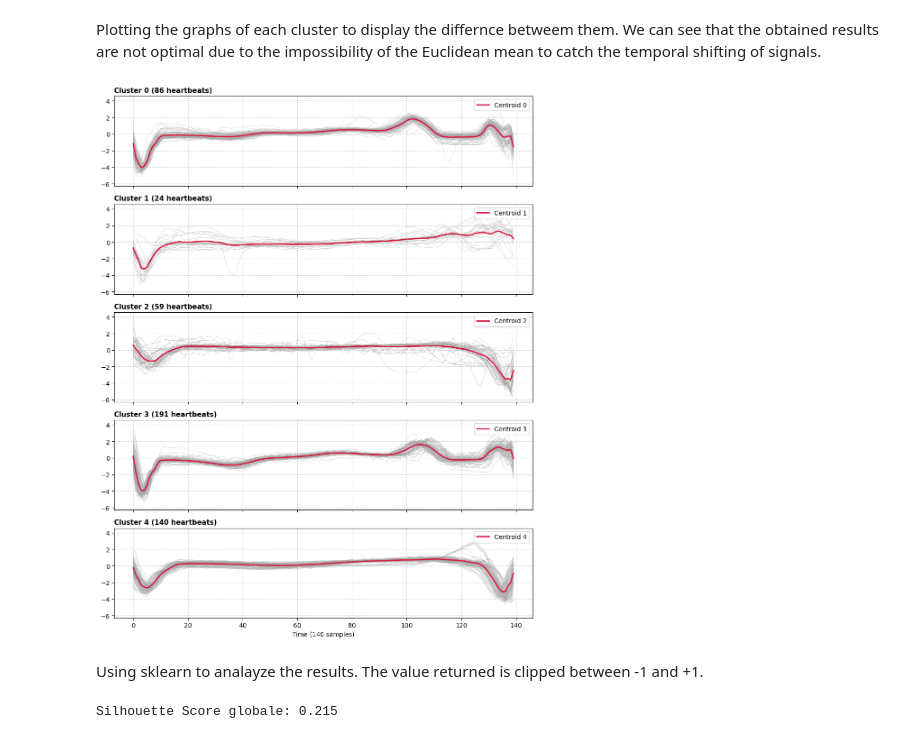
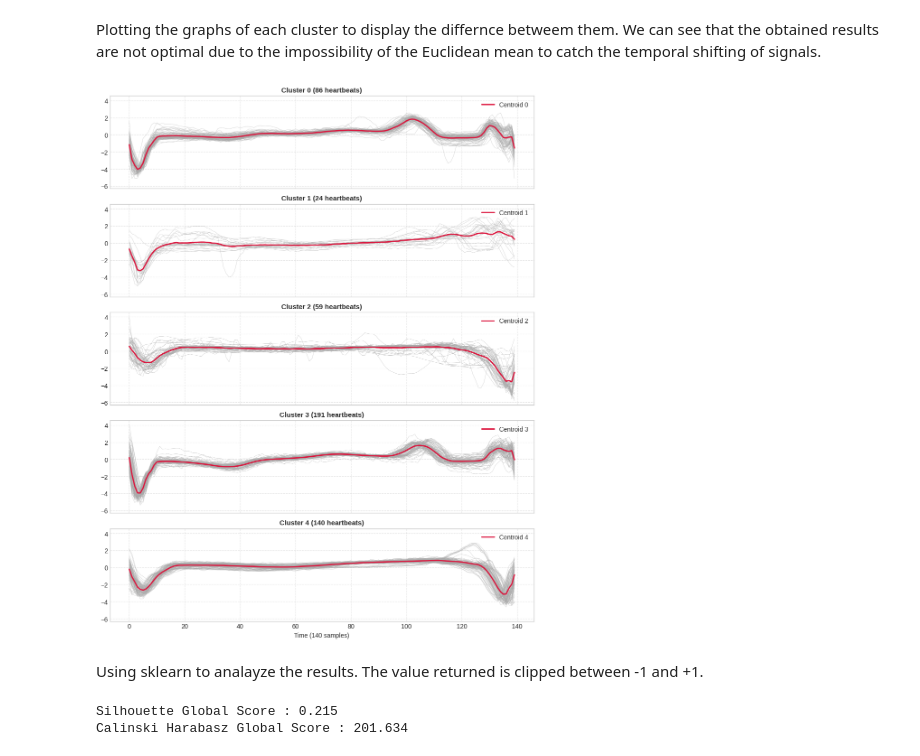
Before and after one commit to Maurizio19hub/ECG_ML, a Jupyter notebook: heartbeat.ipynb, the cells around one changed output. Cells and saved outputs as stored; diff of their text form; code cells hidden in the pictures.

```diff
--- a/heartbeat.ipynb
+++ b/heartbeat.ipynb
@@ -30,7 +30,7 @@ Draw representatives.
 # %%
 rng = np.random.default_rng(seed=33)
 representatives_index = rng.choice(x_train.shape[0], size=K, replace=False)
-representatives = x_train[representatives_index]
+representatives = x_train[representatives_index].copy()
 print(f"Extracted indexes : {representatives_index}")
 print(f"Extracted representatives : {representatives}")
 # %% [output]
@@ -74,30 +74,33 @@ Plotting the graphs of each cluster to display the differnce betweem them. We ca
 # %%
 fig, axes = plt.subplots(K, 1, figsize=(10, 2.5 * K), sharex=True, sharey=True)
 MAX_CURVES = 100
 for k in range(K):
     cluster_signals = x_train[labels == k]
     ax = axes[k]
     for signal in cluster_signals[:MAX_CURVES]:
         ax.plot(signal, color='darkgray', alpha=0.55, linewidth=0.5)
 
     ax.plot(representatives[k], color='crimson', linewidth=2, label=f'Centroid {k}')
-    ax.set_title(f"Cluster {k} ({len(cluster_signals)} heartbeats)", fontsize=11, fontweight='bold', loc='left')
+    ax.set_title(f"Cluster {k} ({len(cluster_signals)} heartbeats)", fontsize=11, fontweight='bold')
     ax.grid(True, linestyle='--', alpha=0.5)
     ax.legend(loc='upper right')
 
 plt.xlabel("Time (140 samples)")
 plt.tight_layout()
 plt.show()
 # %% [output]
-[figure, old version]
+[figure, new version]
 # %% [markdown]
 Using sklearn to analayze the results. The value returned is clipped between -1 and +1.
 # %%
 from sklearn.metrics import silhouette_score, calinski_harabasz_score
 
 sil = silhouette_score(x_train, labels)
-print(f"Silhouette Score globale: {sil:.3f}")
+cal = calinski_harabasz_score(x_train, labels)
+print(f"Silhouette Global Score : {sil:.3f}")
+print(f"Calinski Harabasz Global Score : {cal:.3f}")
 # %% [output]
-Silhouette Score globale: 0.215
+Silhouette Global Score : 0.215
+Calinski Harabasz Global Score : 201.634
 # %%
 np.savez("risultati_kmeans.npz", x_train=x_train, labels=labels, representatives=representatives)
```
Also changed, not shown: parts of 9 cells of this notebook, 2 other files.
